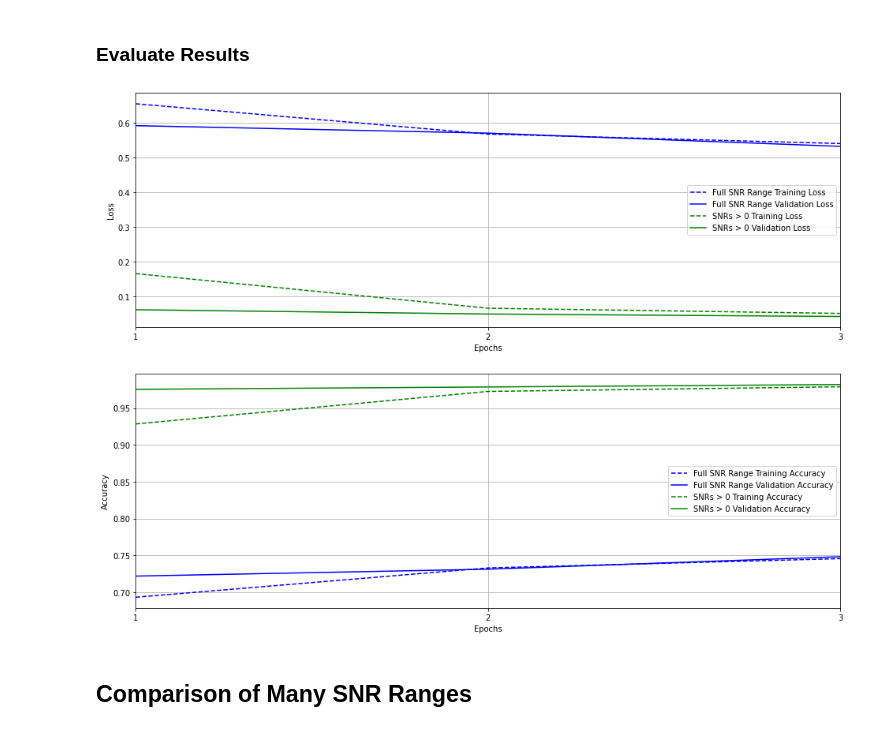
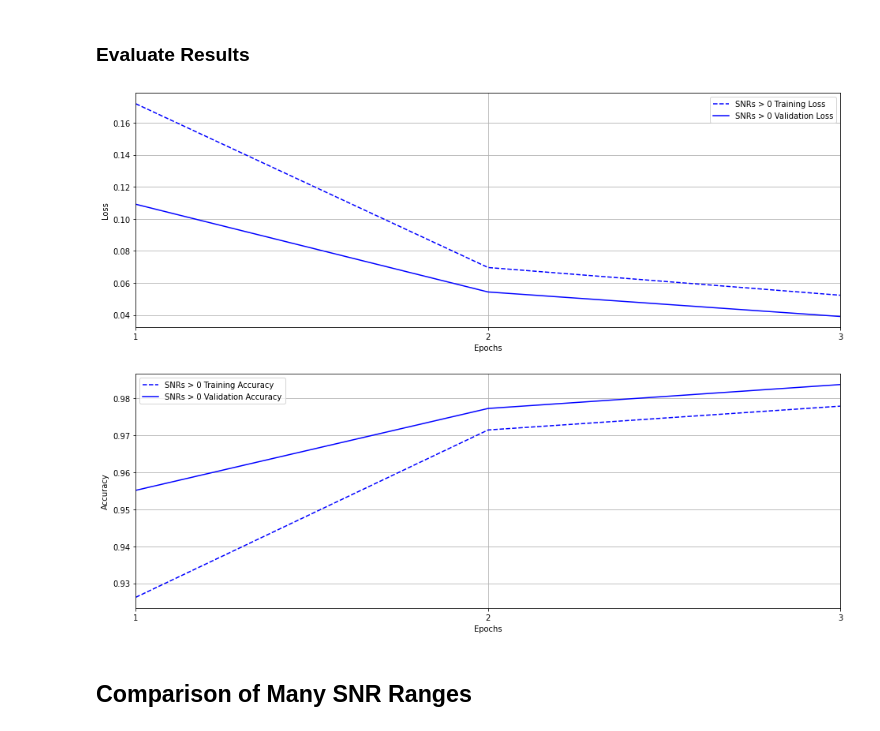
Before and after one commit to prestoh/Machine_Learning_Practice, a Jupyter notebook: Modulation_Classification/RADIOML2018/RADIOML_2018_CNN_Classifier.ipynb, the cells around one changed output. Cells and saved outputs as stored; diff of their text form; code cells hidden in the pictures.

```diff
--- a/Modulation_Classification/RADIOML2018/RADIOML_2018_CNN_Classifier.ipynb
+++ b/Modulation_Classification/RADIOML2018/RADIOML_2018_CNN_Classifier.ipynb
@@ -122,8 +133,6 @@ def cnn2d(input_dim, labels):
         Model for training
 
     '''
-    pool_sz = (1, 2)
-
     x_input = Input(shape=input_dim)
 
     x = Conv2D(64, kernel_size = (2,15), padding='same')(x_input)
@@ -166,8 +175,6 @@ def train_mod(model, x_train, y_train, x_test=None, y_test=None, epochs=10):
     Returns:
         Tensorflow data containing training results
 
-    Raises:
-        None
     '''
 
     if all(v is None for v in [x_test, y_test]):
@@ -178,9 +185,11 @@ def train_mod(model, x_train, y_train, x_test=None, y_test=None, epochs=10):
 
     return data
 # %%
-# Split data into training and evaluation
 seed(14)
-x_train, x_test, y_train, y_test = train_test_split(X, y, test_size=0.25)
-x_train_2, x_test_2, y_train_2, y_test_2 = train_test_split(X_2, y_2, test_size=0.25)
+# Set for training all SNR values
+x_train, x_val, y_train, y_val = train_test_split(X, y, test_size=0.25)
+
+# Set for training selected SNR range
+x_train_2, x_val_2, y_train_2, y_val_2 = train_test_split(X_2, y_2, test_size=0.25)
 # %%
 model = cnn2d((2, x_train.shape[-2], 1), labels)
@@ -227,0 +218,3 @@ Epoch 3/3
+# %%
+# Train the model for 5 classes where SNR > 0
+data = train_mod(model, x_train_2, y_train_2, x_val_2, y_val_2, 3)
@@ -284,9 +284,9 @@ def plot_results(*args):
 
     return None
 # %%
-plot_results(data, data2, "Full SNR Range", "SNRs > 0")
+plot_results(data, "SNRs > 0")
 # %% [output]
-[figure, old version]
+[figure, new version]
 # %% [markdown]
 ## Comparison of Many SNR Ranges
 # %%
```
Also changed, not shown: parts of 9 cells of this notebook.
